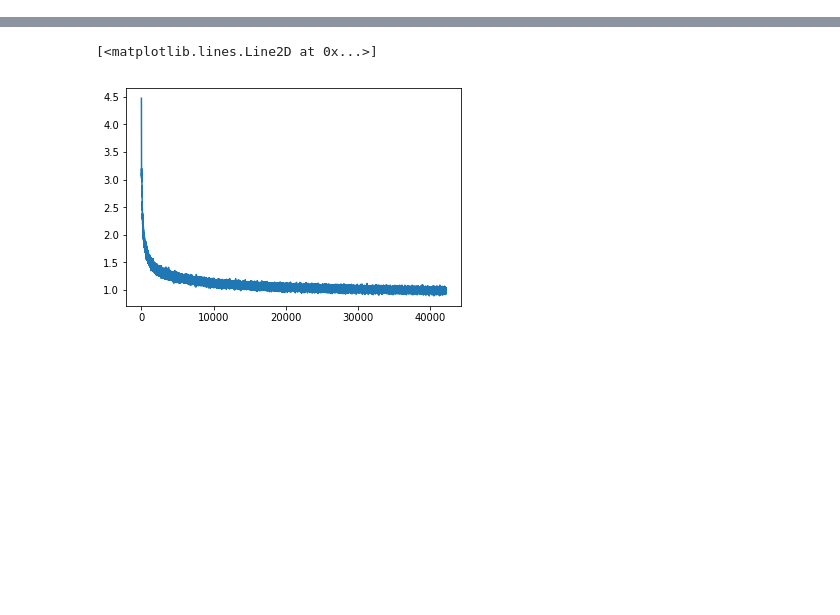
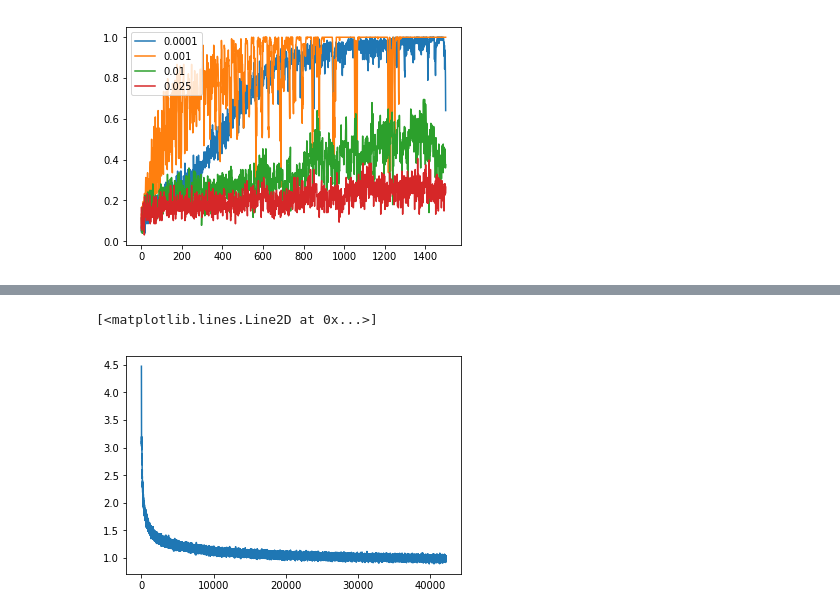
Before and after one commit to akashrajkn/sarcastic-gradients, a Jupyter notebook: rnn/Untitled.ipynb, the cells around one changed output, grey strips where cells are left out. Saved outputs shown, nothing was run; the diff lists cells and outputs as text; code cells hidden in the pictures; blank space fills up the shorter version.

Commit message:
1. Deep Generative Models - initial 2. Some results of RNN added

```diff
--- a/rnn/Untitled.ipynb
+++ b/rnn/Untitled.ipynb
@@ -10,3 +10,27 @@ import matplotlib.pyplot as plt
 import numpy as np
 import os
 import pickle
+# %%
+plt.figure()
+with open('./part1/results/RNN_accuracies_0.0001', 'rb') as f:
+    accuracies_1 = pickle.load(f)
+
+with open('./part1/results/RNN_accuracies_0.001', 'rb') as f:
+    accuracies_2 = pickle.load(f)
+
+
+with open('./part1/results/RNN_accuracies_0.01', 'rb') as f:
+    accuracies_3 = pickle.load(f)
+
+with open('./part1/results/RNN_accuracies_0.025', 'rb') as f:
+    accuracies_4 = pickle.load(f)
+
+plt.plot(accuracies_1, label='0.0001')
+plt.plot(accuracies_2, label='0.001')
+plt.plot(accuracies_3, label='0.01')
+plt.plot(accuracies_4, label='0.025')
+
+plt.legend()
+plt.show()
+# %% [output]
+[figure, added]
```
Also changed, not shown: parts of 3 cells of this notebook, 33 other files.
